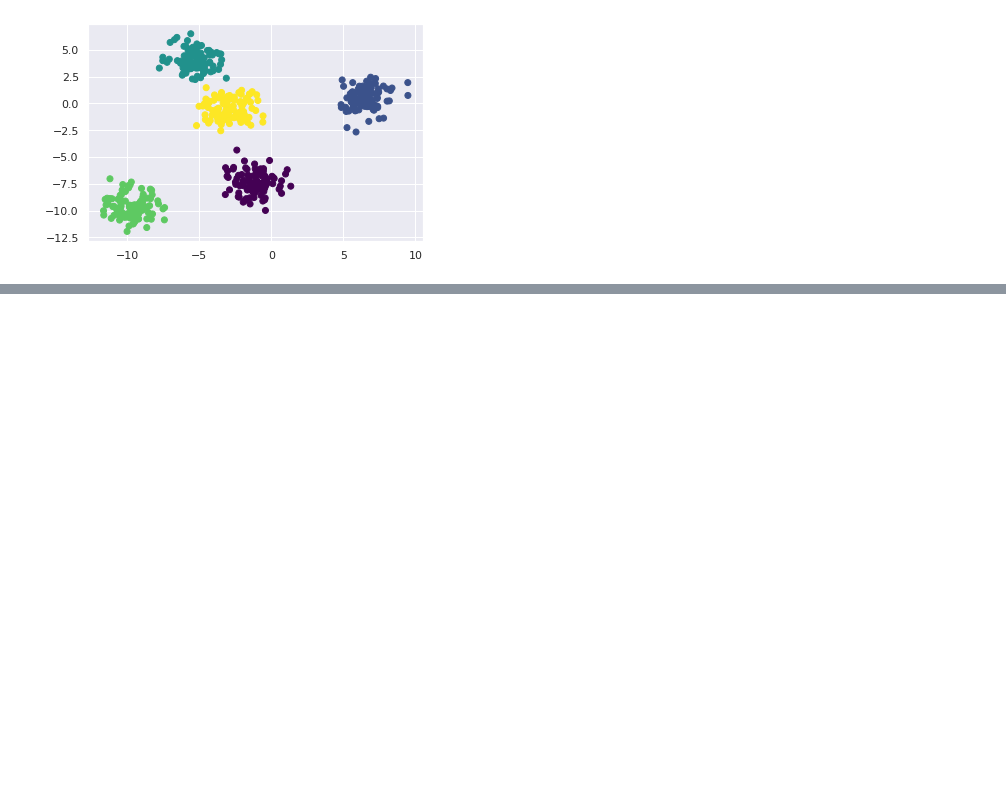
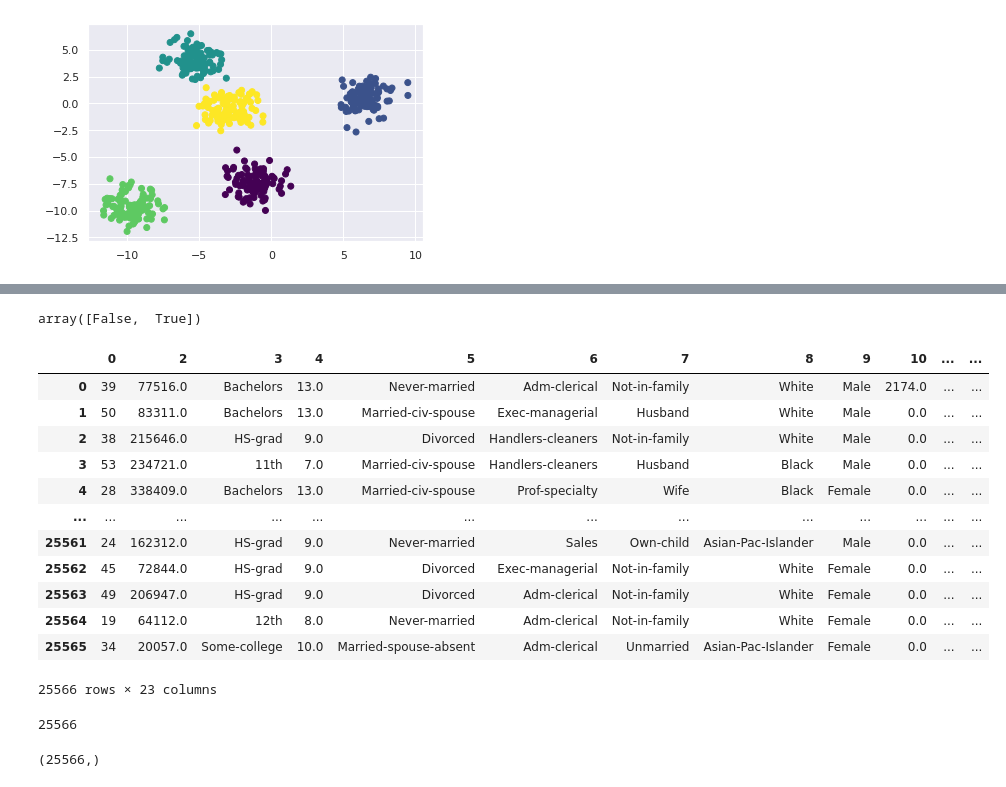
Before and after one commit to mirpouya/Machine-Learning-Intro, a Jupyter notebook: Machine_Learning_Intro.ipynb, the cells around one changed output, grey strips where cells are left out. Cells and saved outputs as stored; diff of their text form; code cells hidden in the pictures; blank space fills up the shorter version.

```diff
--- a/Machine_Learning_Intro.ipynb
+++ b/Machine_Learning_Intro.ipynb
@@ -266,0 +288,5 @@ plt.scatter(X[:,0], X[:,1], c=y_pred, cmap="viridis")   # c=ypred : category bas
+# %%
+# as you see the first sample is shown as heading
+# to avoid that:
+
+adult_data = pd.read_csv(r"/content/adult data.data", header=None)
@@ -266,0 +302,7 @@ plt.scatter(X[:,0], X[:,1], c=y_pred, cmap="viridis")   # c=ypred : category bas
+# %%
+# one way of changing categorical data to numerical is one-hot encoding
+# one-hot encoding on column 1 (private job or government job)
+
+x = pd.get_dummies(adult_data, columns=[1])
+
+x.head()
@@ -266,0 +392,29 @@ plt.scatter(X[:,0], X[:,1], c=y_pred, cmap="viridis")   # c=ypred : category bas
+# %%
+np.unique(indx)
+# %% [output]
+array([False,  True])
+# %%
+x.drop(25566, axis=0, inplace=True)
+x
+# %% [output]
+|  | 0 | 2 | 3 | 4 | 5 | 6 | 7 | 8 | 9 | 10 | ... | ... |
+| 0 | 39 | 77516.0 | Bachelors | 13.0 | Never-married | Adm-clerical | Not-in-family | White | Male | 2174.0 | ... | ... |
+| 1 | 50 | 83311.0 | Bachelors | 13.0 | Married-civ-spouse | Exec-managerial | Husband | White | Male | 0.0 | ... | ... |
+| 2 | 38 | 215646.0 | HS-grad | 9.0 | Divorced | Handlers-cleaners | Not-in-family | White | Male | 0.0 | ... | ... |
+| 3 | 53 | 234721.0 | 11th | 7.0 | Married-civ-spouse | Handlers-cleaners | Husband | Black | Male | 0.0 | ... | ... |
+| 4 | 28 | 338409.0 | Bachelors | 13.0 | Married-civ-spouse | Prof-specialty | Wife | Black | Female | 0.0 | ... | ... |
+| ... | ... | ... | ... | ... | ... | ... | ... | ... | ... | ... | ... | ... |
+| 25561 | 24 | 162312.0 | HS-grad | 9.0 | Never-married | Sales | Own-child | Asian-Pac-Islander | Male | 0.0 | ... | ... |
+| 25562 | 45 | 72844.0 | HS-grad | 9.0 | Divorced | Exec-managerial | Not-in-family | White | Female | 0.0 | ... | ... |
+| 25563 | 49 | 206947.0 | HS-grad | 9.0 | Divorced | Adm-clerical | Not-in-family | White | Female | 0.0 | ... | ... |
+| 25564 | 19 | 64112.0 | 12th | 8.0 | Never-married | Adm-clerical | Not-in-family | White | Female | 0.0 | ... | ... |
+| 25565 | 34 | 20057.0 | Some-college | 10.0 | Married-spouse-absent | Adm-clerical | Unmarried | Asian-Pac-Islander | Female | 0.0 | ... | ... |
+25566 rows × 23 columns
+# %%
+x.shape[0]
+# %% [output]
+25566
+# %%
+indx.shape
+# %% [output]
+(25566,)
```
Also changed, not shown: parts of 19 cells of this notebook.
